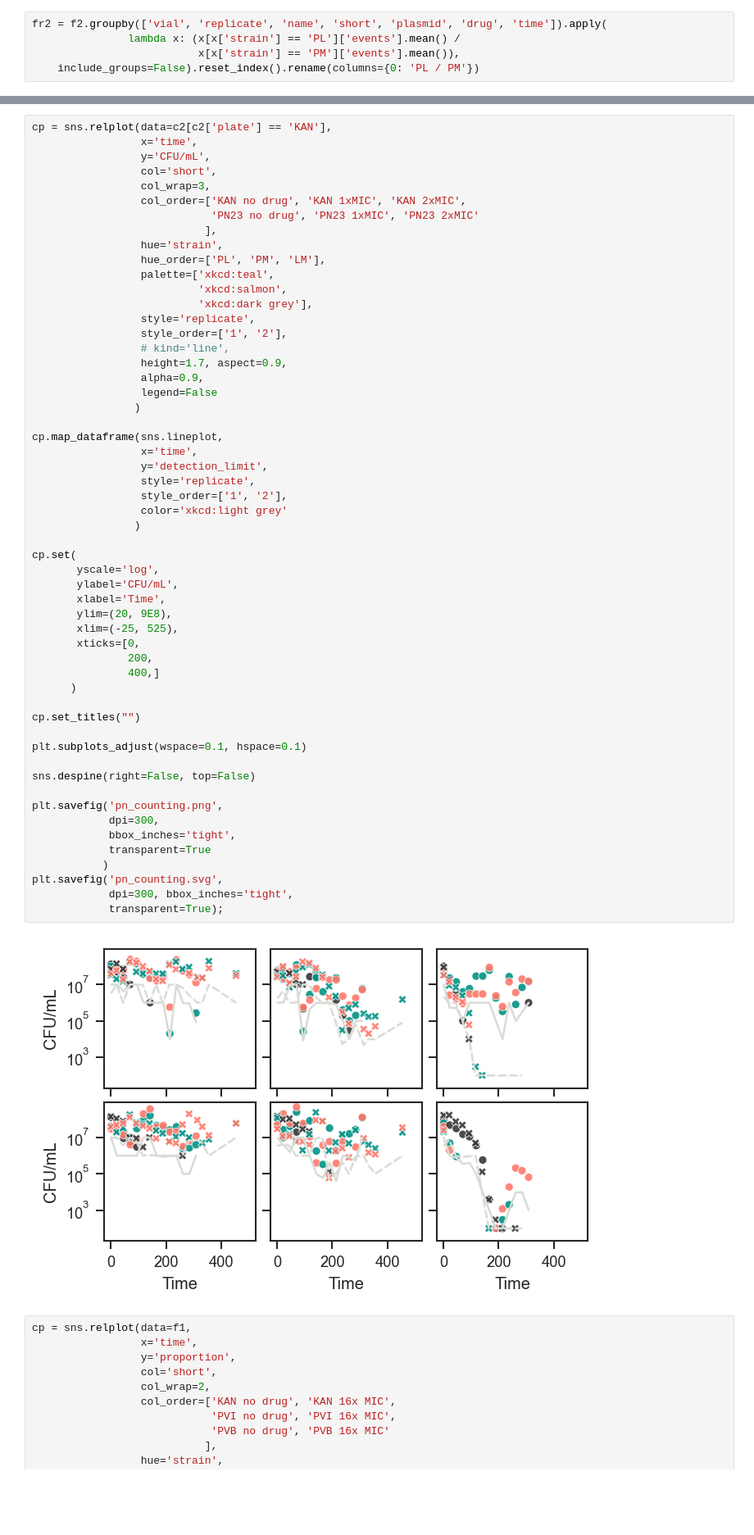
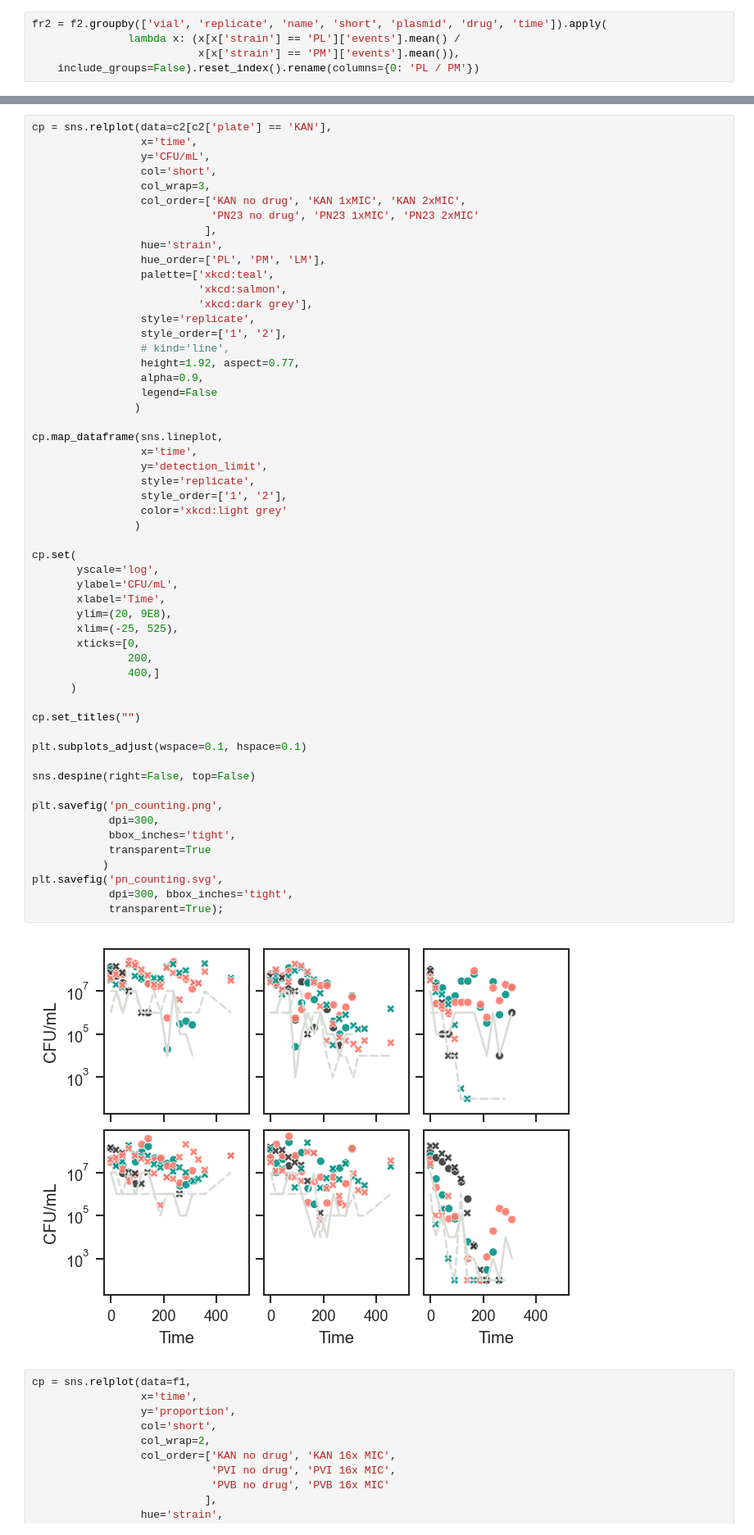
Before and after one commit to microbial-pangenomes-lab/2026_tricomm, a Jupyter notebook: notebooks/plasmid_runs.ipynb, the cells around one changed output, grey strips where cells are left out. Shown at 82% size. Cells and saved outputs as stored; diff of their text form; blank space fills up the shorter version.

```diff
--- a/notebooks/plasmid_runs.ipynb
+++ b/notebooks/plasmid_runs.ipynb
@@ -870,7 +874,7 @@ cp = sns.relplot(data=c2[c2['plate'] == 'KAN'],
                  style='replicate',
                  style_order=['1', '2'],
                  # kind='line',
-                 height=1.7, aspect=0.9,
+                 height=1.92, aspect=0.77,
                  alpha=0.9,
                  legend=False
                 )
@@ -882,34 +886,34 @@ cp.map_dataframe(sns.lineplot,
                  style_order=['1', '2'],
                  color='xkcd:light grey'
                 )
 
 cp.set(
        yscale='log',
        ylabel='CFU/mL',
        xlabel='Time',
        ylim=(20, 9E8),
        xlim=(-25, 525),
        xticks=[0,
                200,
                400,]
       )
 
 cp.set_titles("")
 
 plt.subplots_adjust(wspace=0.1, hspace=0.1)
 
 sns.despine(right=False, top=False)
 
 plt.savefig('pn_counting.png',
             dpi=300,
             bbox_inches='tight',
             transparent=True
            )
 plt.savefig('pn_counting.svg',
             dpi=300, bbox_inches='tight',
             transparent=True);
 # %% [output]
-[figure, old version]
+[figure, new version]
 # %%
 cp = sns.relplot(data=f1,
                  x='time',
```
Also changed, not shown: parts of 6 cells of this notebook, 4 other files.
